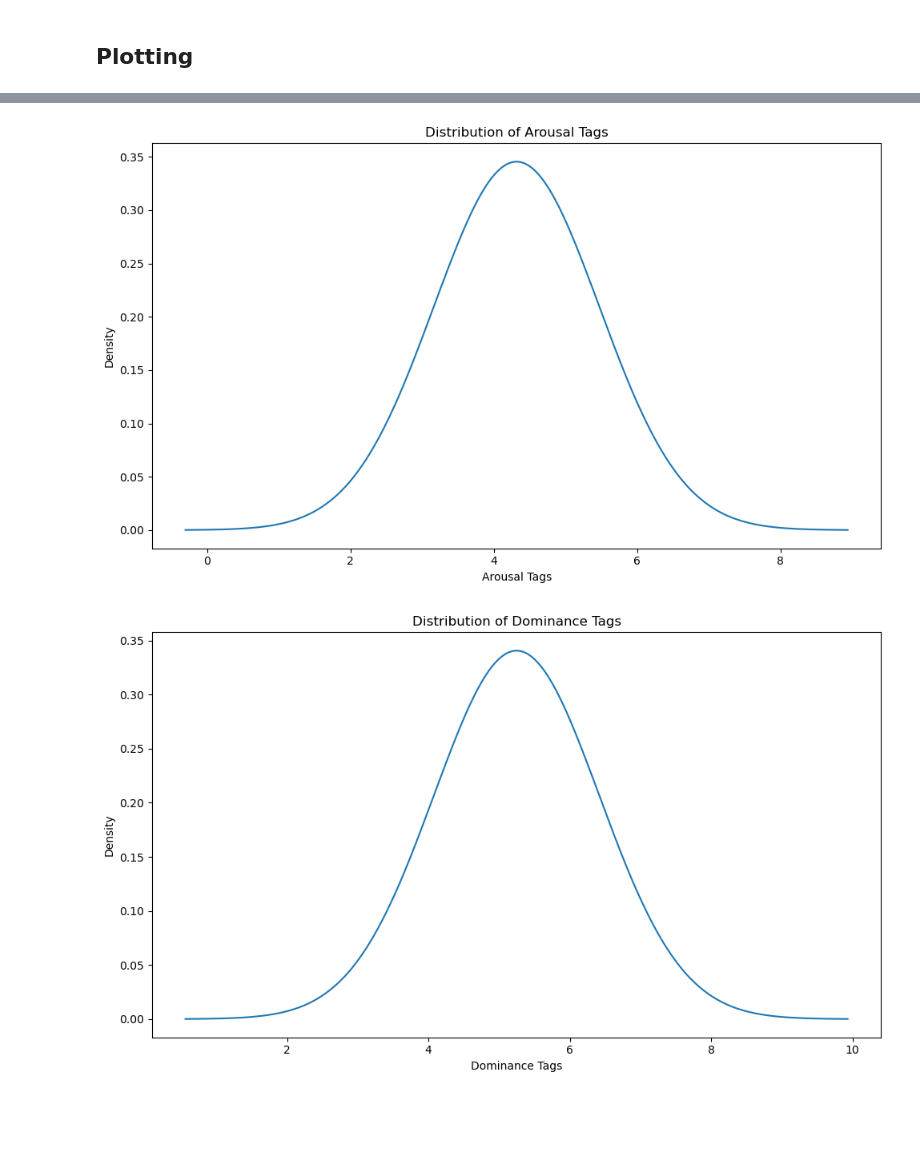
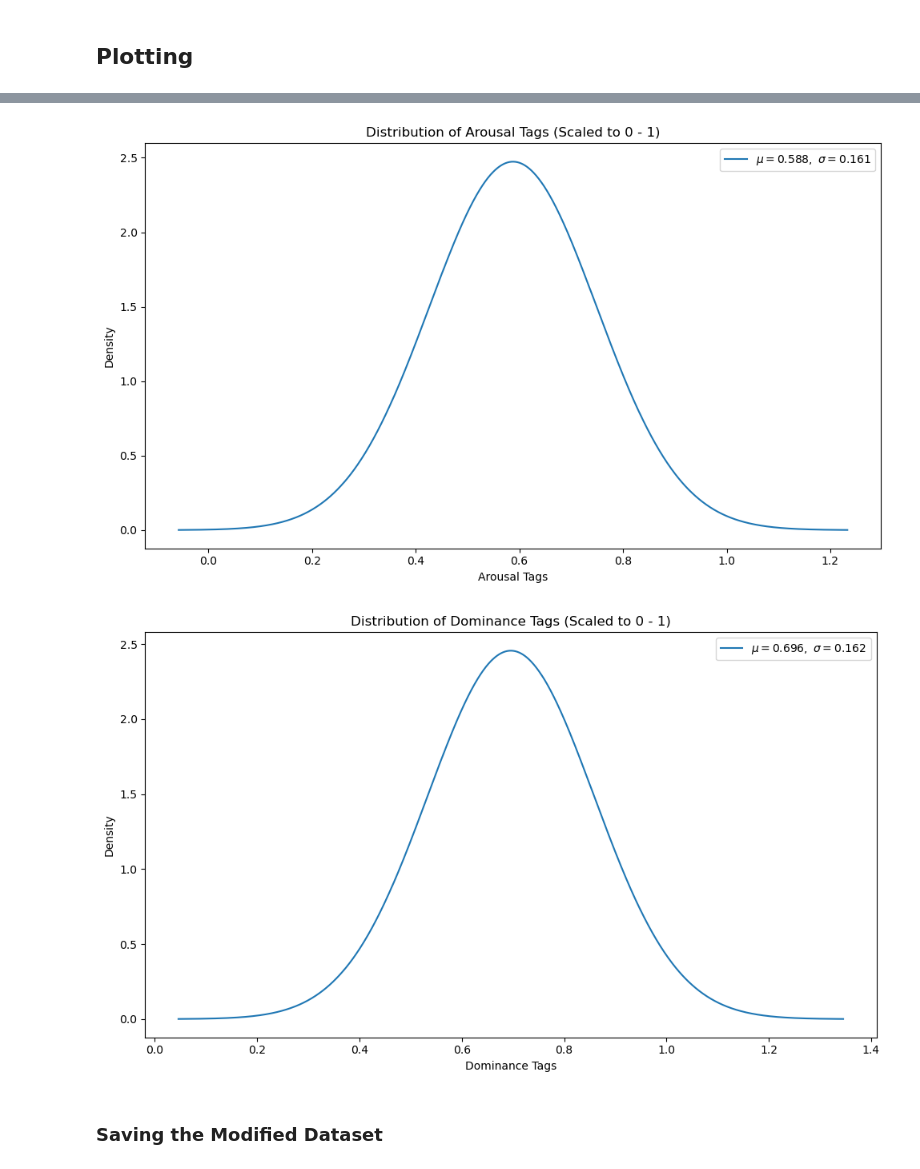
Before and after one commit to AquaJoseph/AuditoryChromaticTransformation, a Jupyter notebook: src/muse/data_anaysis.ipynb, the cells around one changed output, grey strips where cells are left out. Cells and saved outputs as stored; diff of their text form; code cells hidden in the pictures; blank space fills up the shorter version.

```diff
--- a/src/muse/data_anaysis.ipynb
+++ b/src/muse/data_anaysis.ipynb
@@ -17,7 +17,7 @@ import random as r
 import matplotlib.pyplot as plt
 import numpy as np
 # %%
-df = pd.read_csv("../..\datasets\muse/muse_v3.csv")
+df = pd.read_csv("../../datasets\muse/muse_v3.csv")
 # %%
 df[:5]
 # %% [output]
@@ -56,6 +56,28 @@ df["prompt"] = (
     "| Artist: " + df["artist"].astype(str) +
     "| Genre: " + df["genre"].astype(str)
 )
+# %%
+df["valence_01"] = (
+    (df["valence_tags"] - df["valence_tags"].min()) /
+    (df["valence_tags"].max() - df["valence_tags"].min())
+)
+
+df["arousal_01"] = (
+    (df["arousal_tags"] - df["arousal_tags"].min()) /
+    (df["arousal_tags"].max() - df["arousal_tags"].min())
+)
+
+df["dominance_01"] = (
+    (df["dominance_tags"] - df["dominance_tags"].min()) /
+    (df["dominance_tags"].max() - df["dominance_tags"].min())
+)
+# %%
+df["vad"] = df[
+    ["valence_tags", "arousal_tags", "dominance_tags"]
+].values.tolist()
+df["vad_01"] = df[
+    ["valence_01", "arousal_01", "dominance_01"]
+].values.tolist()
 # %%
 i = r.randint(0,len(df))
 print(i)
@@ -94,7 +123,7 @@ class Plot:
         data = self.df[col].dropna()
 
         if prob_dist == True:
-            data = data/10
+            data = (data - data.min()) / (data.max() - data.min())
 
         mu = data.mean()
         sigma = data.std()
@@ -114,12 +143,15 @@ class Plot:
         label_case = col.replace("_", " ").title()
 
         if prob_dist == True:
-            label_case += "(Scaled to 0 - 1)"
+            label_case += " (Scaled to 0 - 1)"
 
-        plt.plot(x, gaussian)
+
+        plt.plot(x, gaussian, label=fr"$\mu={mu:.3f},\ \sigma={sigma:.3f}$")
         plt.title(f"Distribution of {label_case}")
+        label_case = label_case.replace(" (Scaled to 0 - 1)", "")
         plt.xlabel(label_case)
         plt.ylabel("Density")
+        plt.legend()
 
 
         snake_case = f"distribution_of_{col}".lower().replace(" ", "_")
@@ -132,10 +164,10 @@ class Plot:
         plt.savefig(save_path, dpi=300, bbox_inches="tight")
         plt.show()
 
-    def valence_dist(self, hist: bool = False, prob_dist: bool = False) -> None: self._plot_distrbution("valence_tags", hist=hist)
+    def valence_dist(self, hist: bool = False, prob_dist: bool = False) -> None: self._plot_distrbution("valence_tags", hist=hist, prob_dist=prob_dist)
 
-    def arousal_dist(self, hist: bool = False, prob_dist: bool = False) -> None: self._plot_distrbution("arousal_tags", hist=hist)
+    def arousal_dist(self, hist: bool = False, prob_dist: bool = False) -> None: self._plot_distrbution("arousal_tags", hist=hist, prob_dist=prob_dist)
 
-    def dominance_dist(self, hist: bool = False, prob_dist: bool = False) -> None: self._plot_distrbution("dominance_tags", hist=hist)
+    def dominance_dist(self, hist: bool = False, prob_dist: bool = False) -> None: self._plot_distrbution("dominance_tags", hist=hist, prob_dist=prob_dist)
 # %%
 plot = Plot(df)
@@ -146,8 +178,10 @@ plot.valence_dist()
 # %%
-plot.arousal_dist()
+plot.arousal_dist(prob_dist=True)
 # %% [output]
-[figure, old version]
+[figure, new version]
 # %%
-plot.dominance_dist()
+plot.dominance_dist(prob_dist=True)
 # %% [output]
-[figure, old version]
+[figure, new version]
+# %% [markdown]
+### Saving the Modified Dataset
```
Also changed, not shown: parts of 7 cells of this notebook.
